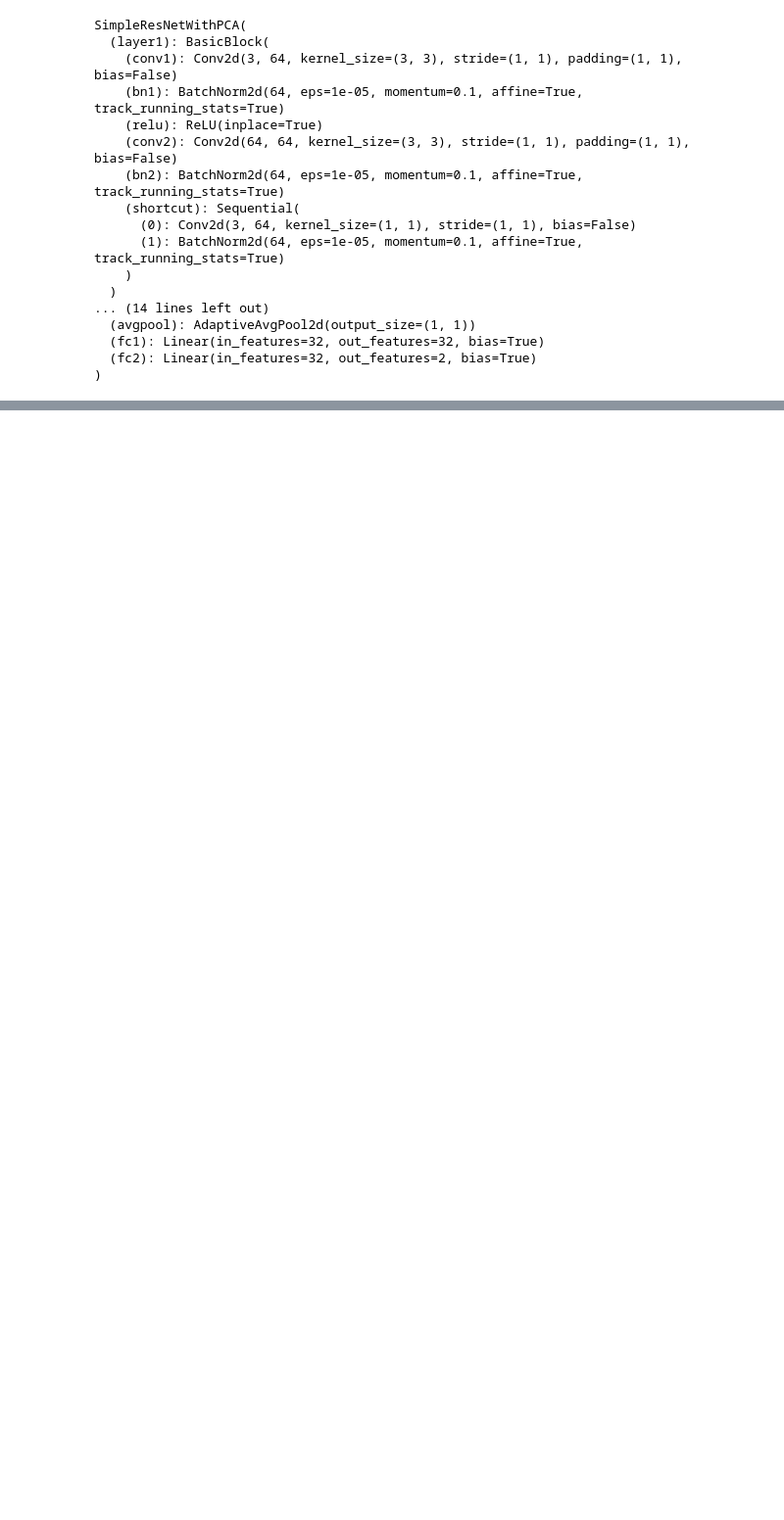
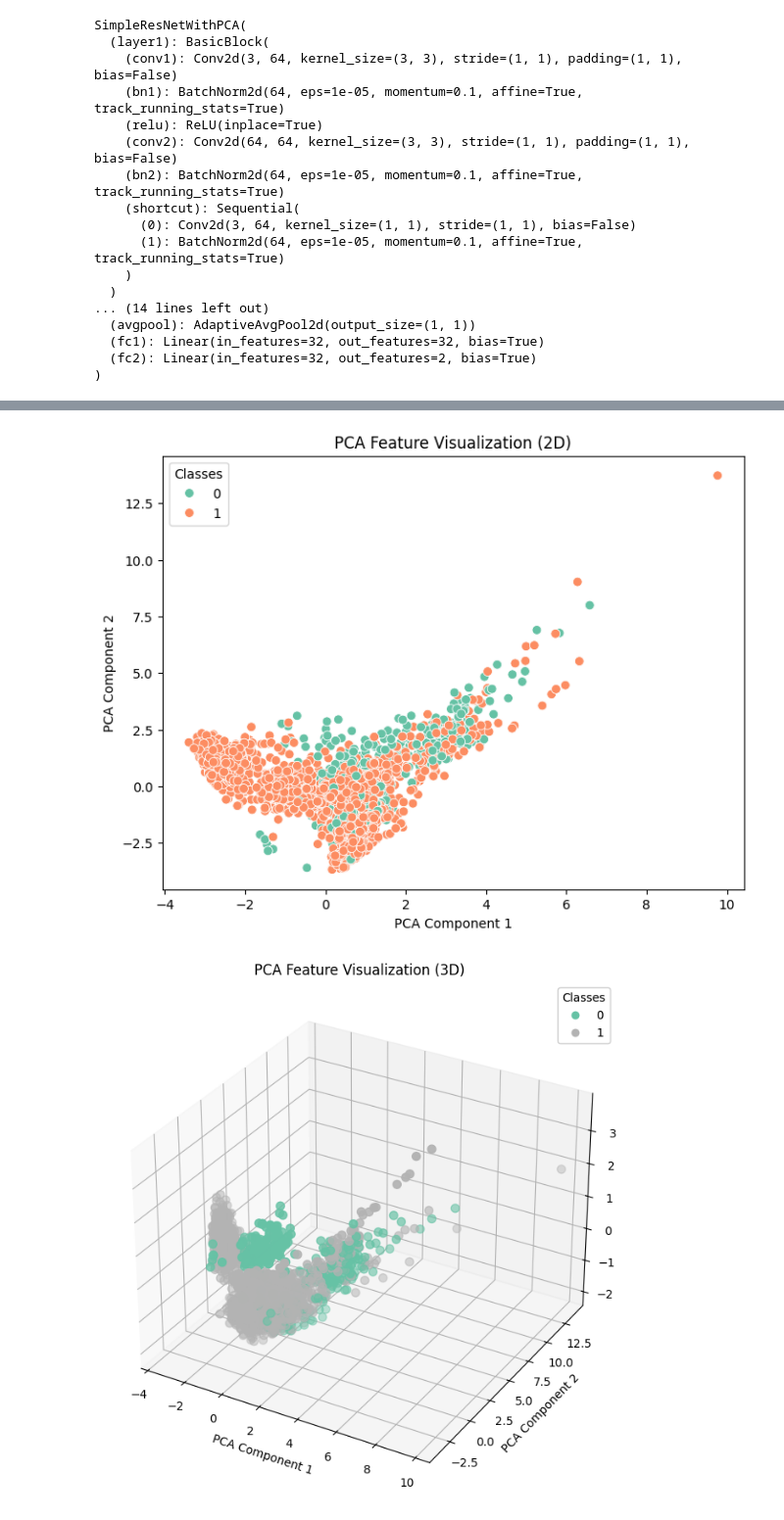
Before and after one commit to eshal26/PCA-CNN, a Jupyter notebook: resnet_PCA.ipynb, the cells around one changed output, grey strips where cells are left out. Shown at 98% size. Drawn from its saved outputs; the diff is of its cells as text; code cells hidden in the pictures; blank space fills up the shorter version.

```diff
--- a/resnet_PCA.ipynb
+++ b/resnet_PCA.ipynb
@@ -279,0 +366,74 @@ Val Loss: 0.0933 Acc: 0.9631
+# %%
+import matplotlib.pyplot as plt
+import seaborn as sns
+from mpl_toolkits.mplot3d import Axes3D
+
+def plot_pca_features(model, dataloader, num_components=2):
+    """
+    Extract features using the model, transform them with PCA, and plot in 2D/3D.
+    """
+    model.eval()
+    features = []
+    labels = []
+
+    # Extract features and labels
+    with torch.no_grad():
+        for inputs, targets in dataloader:
+            inputs = inputs.to(next(model.parameters()).device)
+            x = model.extract_features(inputs)
+            features.append(x.cpu().numpy())
+            labels.append(targets.cpu().numpy())
+
+    # Combine all features and labels
+    features = np.vstack(features)
+    labels = np.concatenate(labels)
+
+    # Apply PCA for visualization
+    pca = PCA(n_components=num_components)
+    transformed_features = pca.fit_transform(features)
+
+    # 2D Plot
+    if num_components == 2:
+        plt.figure(figsize=(8, 6))
+        sns.scatterplot(
+            x=transformed_features[:, 0],
+            y=transformed_features[:, 1],
+            hue=labels,
+            palette="Set2",
+            s=50,
+        )
+        plt.title("PCA Feature Visualization (2D)")
+        plt.xlabel("PCA Component 1")
+        plt.ylabel("PCA Component 2")
+        plt.legend(title="Classes")
+        plt.show()
+
+    # 3D Plot
+    elif num_components == 3:
+        fig = plt.figure(figsize=(10, 8))
+        ax = fig.add_subplot(111, projection="3d")
+        scatter = ax.scatter(
+            transformed_features[:, 0],
+            transformed_features[:, 1],
+            transformed_features[:, 2],
+            c=labels,
+            cmap="Set2",
+            s=50,
+        )
+        ax.set_title("PCA Feature Visualization (3D)")
+        ax.set_xlabel("PCA Component 1")
+        ax.set_ylabel("PCA Component 2")
+        ax.set_zlabel("PCA Component 3")
+        legend = ax.legend(*scatter.legend_elements(), title="Classes")
+        ax.add_artist(legend)
+        plt.show()
+    else:
+        raise ValueError("num_components must be 2 or 3 for visualization.")
+
+# Example Usage
+# Assuming `model` is trained, and `train_loader` or `test_loader` is available
+plot_pca_features(model, train_loader, num_components=2)  # 2D plot
+plot_pca_features(model, train_loader, num_components=3)  # 3D plot
+# %% [output]
+[figure, added]
+[figure, added]
```
Also changed, not shown: parts of 2 cells of this notebook.
